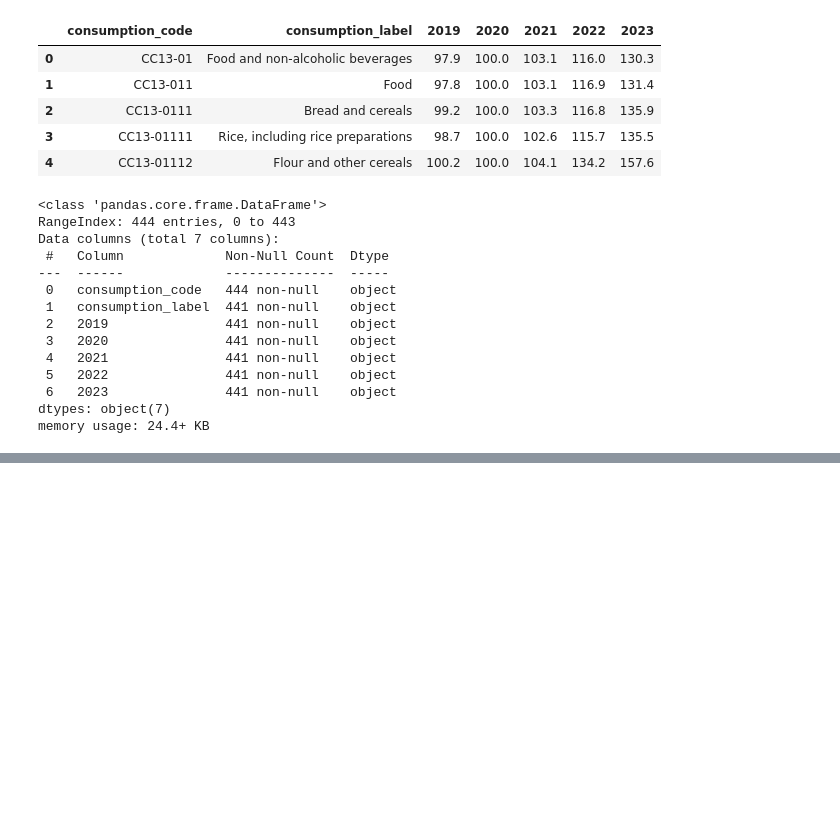
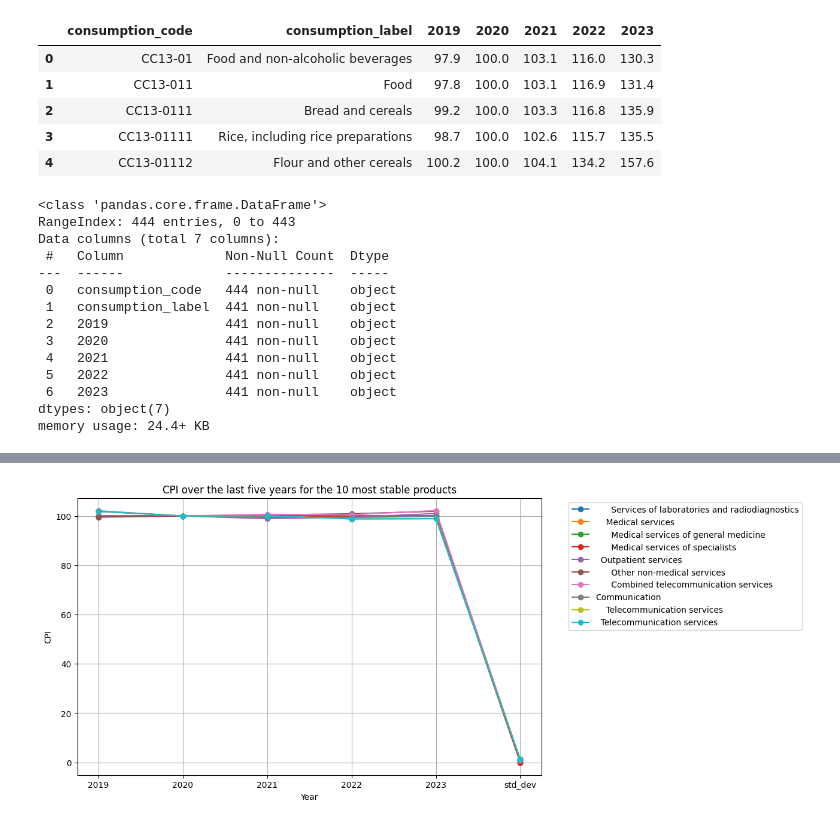
Before and after one commit to n1az/CPI-Analysis, a Jupyter notebook: src/EDA.ipynb, the cells around one changed output, grey strips where cells are left out. Drawn from its saved outputs; the diff is of its cells as text; code cells hidden in the pictures; blank space fills up the shorter version.

```diff
--- a/src/EDA.ipynb
+++ b/src/EDA.ipynb
@@ -70,0 +122,21 @@ KeyError: 'consumption_label'
+# %%
+# Sort by standard deviation and take the products with the 10 lowest standard deviations
+df_sorted = df.sort_values(by='std_dev', ascending=True).head(10)
+
+# Melt the DataFrame to make it suitable for plotting
+df_melted = df_sorted.melt(id_vars=['consumption_code', 'consumption_label'], var_name='Year', value_name='CPI')
+
+# Plotting
+plt.figure(figsize=(10, 6))
+for label in df_melted['consumption_label'].unique():
+    data = df_melted[df_melted['consumption_label'] == label]
+    plt.plot(data['Year'], data['CPI'], marker='o', label=label)
+
+plt.xlabel('Year')
+plt.ylabel('CPI')
+plt.title('CPI over the last five years for the 10 most stable products')
+plt.legend(bbox_to_anchor=(1.05, 1), loc='upper left')
+plt.grid(True)
+plt.show()
+# %% [output]
+[figure, added]
```
Also changed, not shown: parts of 13 cells of this notebook.
